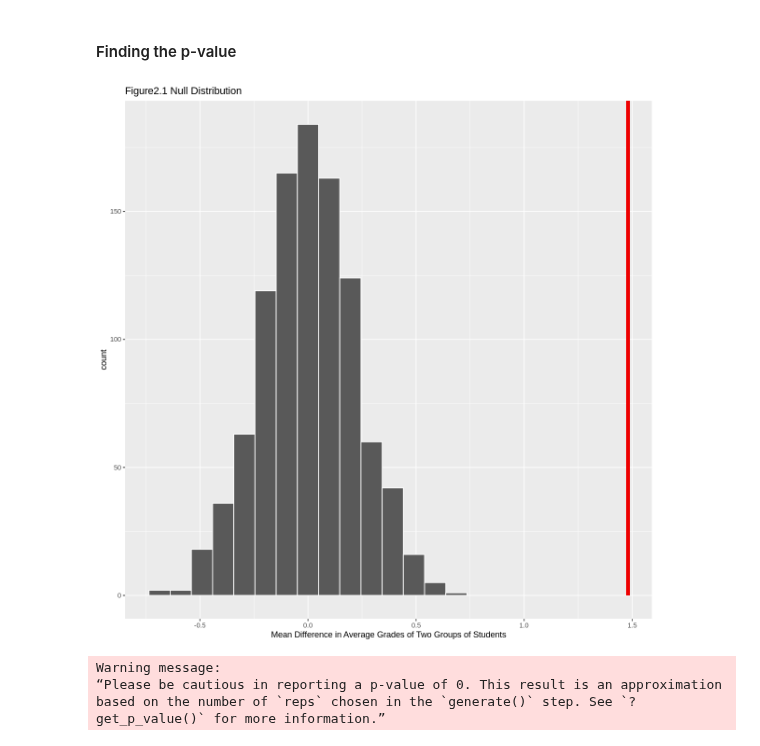
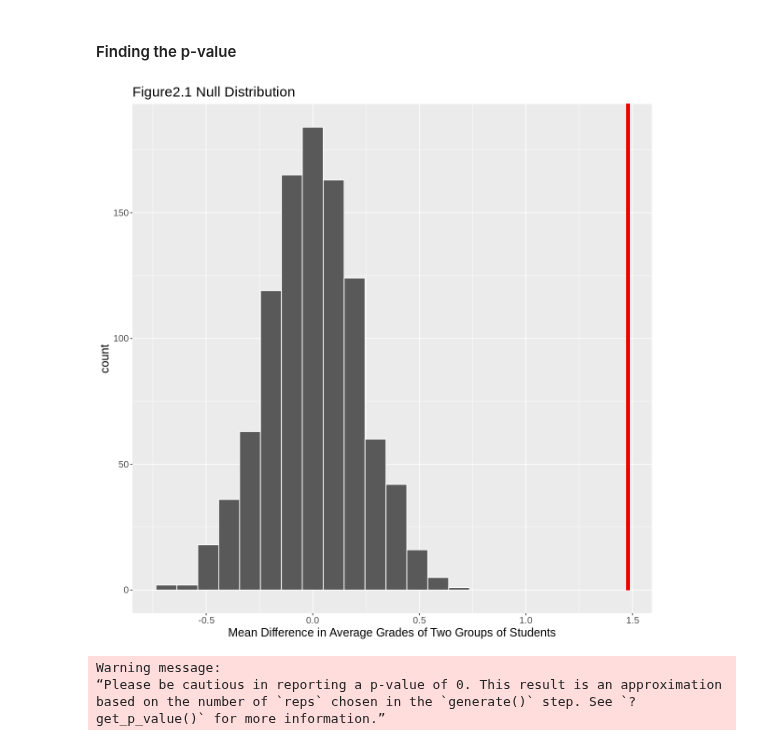
Before and after one commit to Zhangcheng0410/stat201, a Jupyter notebook: final_report.ipynb, the cells around one changed output. Drawn from its saved outputs; the diff is of its cells as text; code cells hidden in the pictures.

```diff
--- a/final_report.ipynb
+++ b/final_report.ipynb
@@ -239,13 +238,14 @@ null_model_students_mean <-
 # %%
 #Plot the result of the hypothesis test with `visualize` with 10 bins, put a vertical bar for the observed test
 result_plot_students <-
    null_model_students_mean %>%
    visualize() +
    shade_p_value(obs_stat = obs_diff_in_means, direction = "right") +
    labs(x = "Mean Difference in Average Grades of Two Groups of Students")+
-   ggtitle("Figure2.1 Null Distribution")
+   ggtitle("Figure2.1 Null Distribution")+
+   theme(text = element_text(size = 15))
 
 result_plot_students
 # %% [output]
-[figure, old version]
+[figure, new version]
 # %%
```
Also changed, not shown: parts of 11 cells of this notebook.
